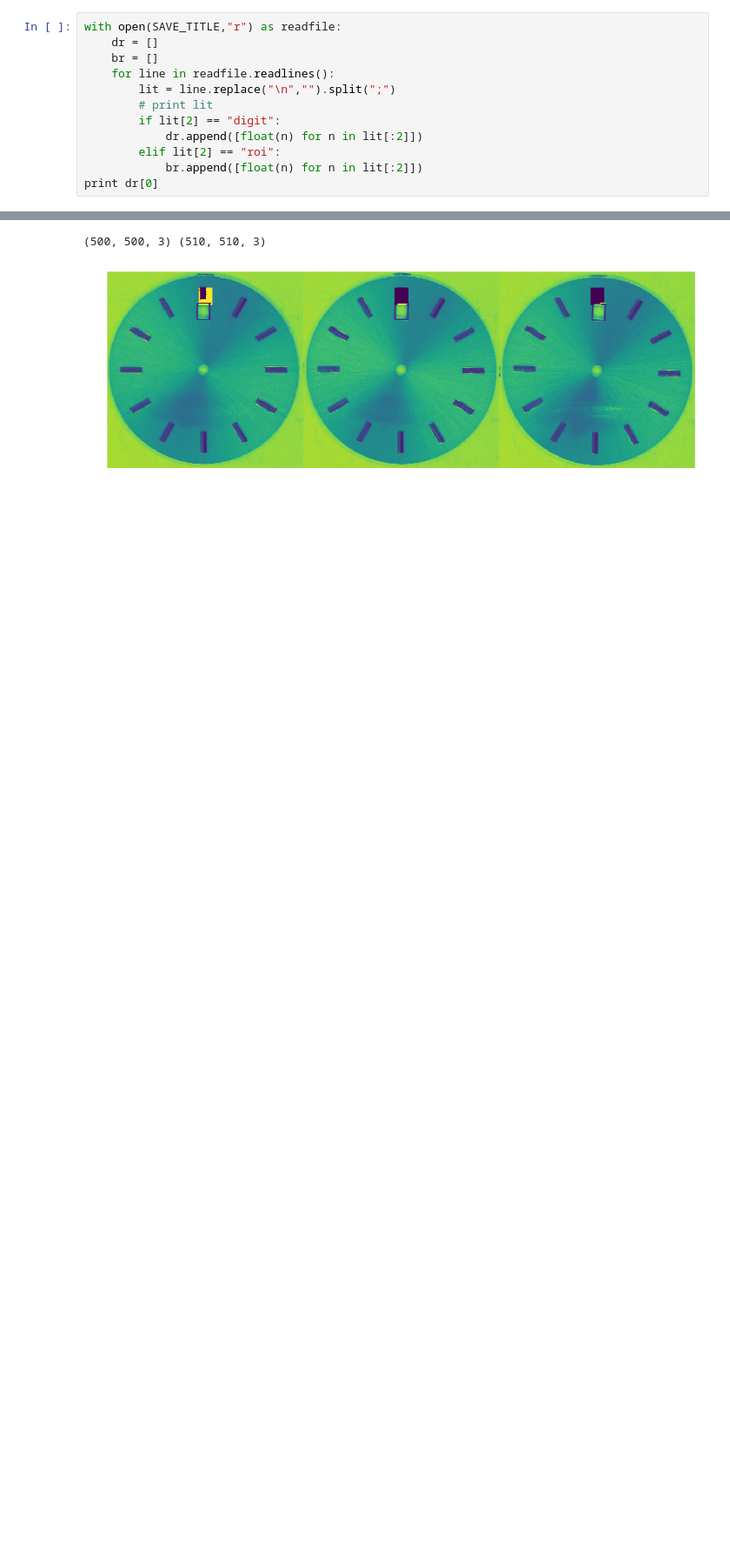
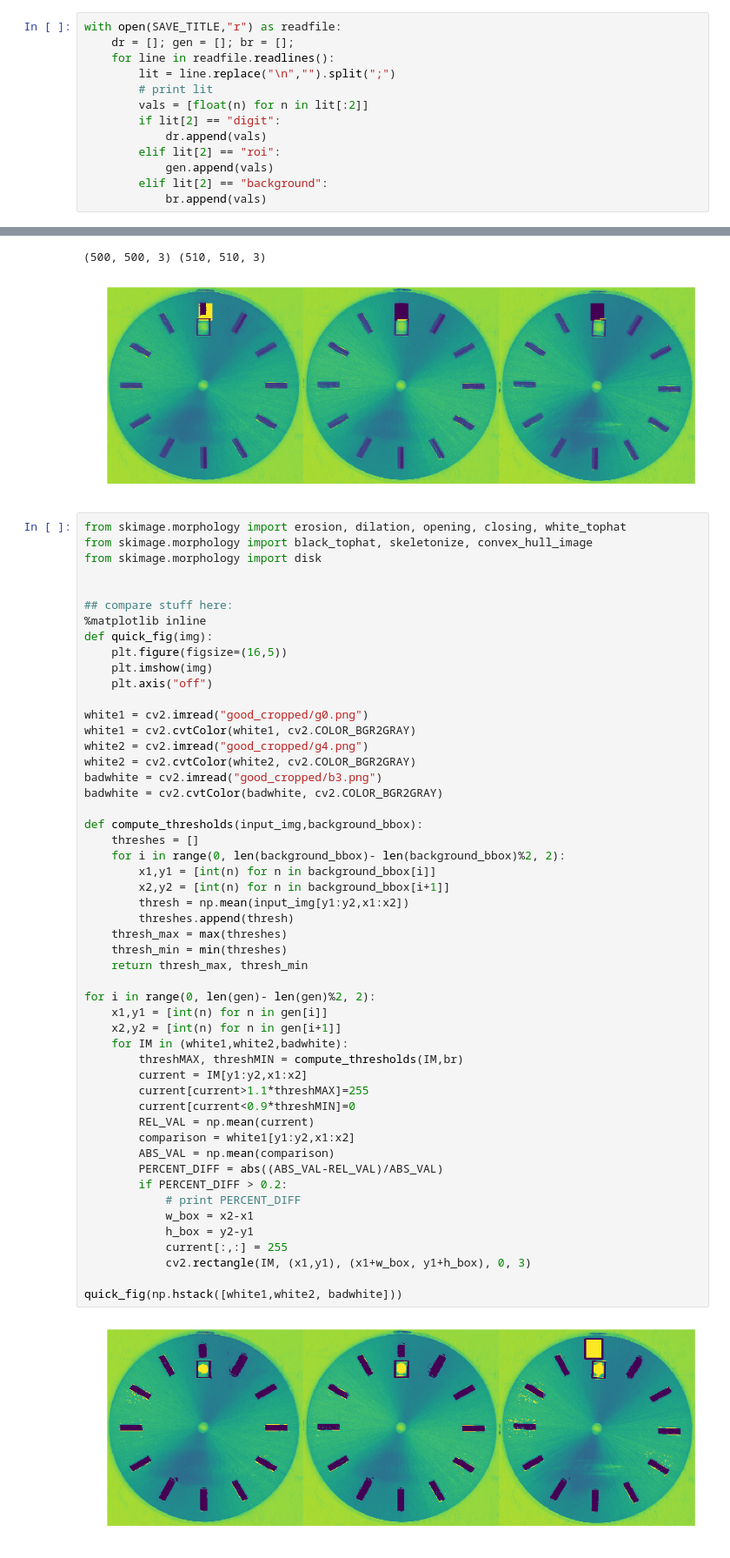
Before and after one commit to fronay/watch_dial_defects, a Jupyter notebook: Click_labeling.ipynb, the cells around one changed output, grey strips where cells are left out. Shown at 87% size. Drawn from its saved outputs; the diff is of its cells as text; blank space fills up the shorter version.

Commit message:
threshing works now too

```diff
--- a/Click_labeling.ipynb
+++ b/Click_labeling.ipynb
@@ -96,12 +109,13 @@ with open(SAVE_TITLE, "w") as savefile:
 # %%
 with open(SAVE_TITLE,"r") as readfile:
-    dr = []
-    br = []
+    dr = []; gen = []; br = [];
     for line in readfile.readlines():
         lit = line.replace("\n","").split(";")
         # print lit
+        vals = [float(n) for n in lit[:2]]
         if lit[2] == "digit":
-            dr.append([float(n) for n in lit[:2]])
+            dr.append(vals)
         elif lit[2] == "roi":
-            br.append([float(n) for n in lit[:2]])
-print dr[0]
+            gen.append(vals)
+        elif lit[2] == "background":
+            br.append(vals)
@@ -323,3 +335,56 @@ quick_fig(np.hstack([white1,white2, badwhite]))
 # %% [output]
 (500, 500, 3) (510, 510, 3)
 [figure]
+# %%
+from skimage.morphology import erosion, dilation, opening, closing, white_tophat
+from skimage.morphology import black_tophat, skeletonize, convex_hull_image
+from skimage.morphology import disk
+
+
+## compare stuff here:
+%matplotlib inline
+def quick_fig(img):
+    plt.figure(figsize=(16,5))
+    plt.imshow(img)
+    plt.axis("off")
+
+white1 = cv2.imread("good_cropped/g0.png")
+white1 = cv2.cvtColor(white1, cv2.COLOR_BGR2GRAY)
+white2 = cv2.imread("good_cropped/g4.png")
+white2 = cv2.cvtColor(white2, cv2.COLOR_BGR2GRAY)
+badwhite = cv2.imread("good_cropped/b3.png")
+badwhite = cv2.cvtColor(badwhite, cv2.COLOR_BGR2GRAY)
+
+def compute_thresholds(input_img,background_bbox):
+    threshes = []
+    for i in range(0, len(background_bbox)- len(background_bbox)%2, 2):
+        x1,y1 = [int(n) for n in background_bbox[i]]
+        x2,y2 = [int(n) for n in background_bbox[i+1]]
+        thresh = np.mean(input_img[y1:y2,x1:x2])
+        threshes.append(thresh)
+    thresh_max = max(threshes)
+    thresh_min = min(threshes)
+    return thresh_max, thresh_min
+
+for i in range(0, len(gen)- len(gen)%2, 2):
+    x1,y1 = [int(n) for n in gen[i]]
+    x2,y2 = [int(n) for n in gen[i+1]]
+    for IM in (white1,white2,badwhite):
+        threshMAX, threshMIN = compute_thresholds(IM,br)
+        current = IM[y1:y2,x1:x2]
+        current[current>1.1*threshMAX]=255
+        current[current<0.9*threshMIN]=0
+        REL_VAL = np.mean(current)
+        comparison = white1[y1:y2,x1:x2]
+        ABS_VAL = np.mean(comparison)
+        PERCENT_DIFF = abs((ABS_VAL-REL_VAL)/ABS_VAL)
+        if PERCENT_DIFF > 0.2:
+            # print PERCENT_DIFF
+            w_box = x2-x1
+            h_box = y2-y1
+            current[:,:] = 255
+            cv2.rectangle(IM, (x1,y1), (x1+w_box, y1+h_box), 0, 3)
+
+quick_fig(np.hstack([white1,white2, badwhite]))
+# %% [output]
+[figure, added]
```
Also changed, not shown: parts of 4 cells of this notebook, 5 other files.
